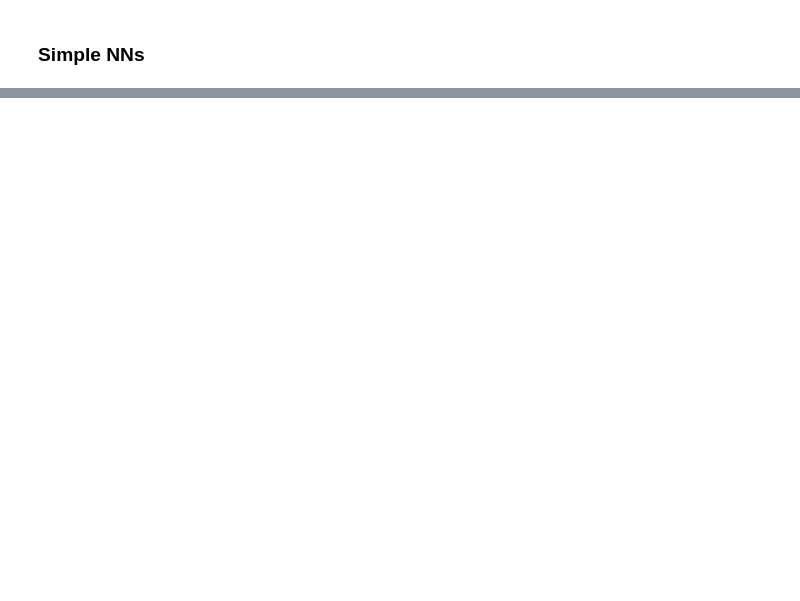
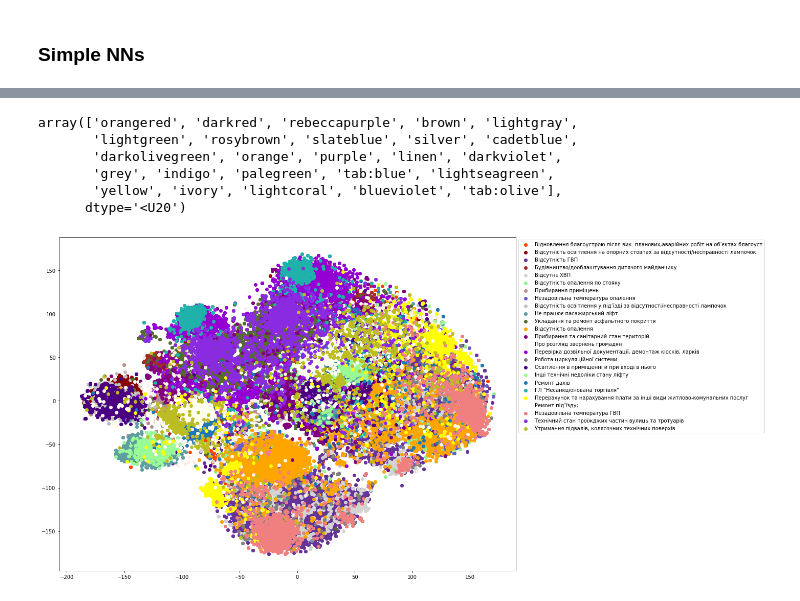
Before and after one commit to vseloved/prj-nlp-2020, a Jupyter notebook: students/DimaSakovich/10-vectors/notebook.ipynb, the cells around one changed output, grey strips where cells are left out. Cells and saved outputs as stored; diff of their text form; code cells hidden in the pictures; blank space fills up the shorter version.

Commit message:
updated tsne

```diff
--- a/students/DimaSakovich/10-vectors/notebook.ipynb
+++ b/students/DimaSakovich/10-vectors/notebook.ipynb
@@ -671,0 +816,8 @@ print(classification_report(pred, y_test))
+# %%
+x_tsne, y_tsne = [], []
+
+for vec_, label_ in zip(x_vec, target.values):
+    if label_ in top_classes:
+        x_tsne.append(vec_)
+        y_tsne.append(label_)
+len(x_tsne)
@@ -671,0 +826,14 @@ print(classification_report(pred, y_test))
+# %%
+tsne_model = TSNE(n_components=2,
+                  perplexity=40,
+                  n_iter=5000,
+                  random_state=RANDOM_SEED,
+                  metric='cosine',
+                  learning_rate=200)
+# %%
+%%time
+
+threshold = 5000
+
+X_2d = tsne_model.fit_transform(x_tsne[:])
+y = np.array(y_tsne[:])
@@ -671,0 +843,22 @@ print(classification_report(pred, y_test))
+# %%
+matplot_colors = list(mcolors.BASE_COLORS.keys()) + \
+                 list(mcolors.TABLEAU_COLORS.keys()) + \
+                 list(mcolors.CSS4_COLORS.keys())
+random_colors = np.random.choice(matplot_colors, len(top_classes), replace=False)
+random_colors
+# %% [output]
+array(['orangered', 'darkred', 'rebeccapurple', 'brown', 'lightgray',
+       'lightgreen', 'rosybrown', 'slateblue', 'silver', 'cadetblue',
+       'darkolivegreen', 'orange', 'purple', 'linen', 'darkviolet',
+       'grey', 'indigo', 'palegreen', 'tab:blue', 'lightseagreen',
+       'yellow', 'ivory', 'lightcoral', 'blueviolet', 'tab:olive'],
+      dtype='<U20')
+# %%
+plt.figure(figsize=(16, 12))
+
+for color, label in zip(random_colors, top_classes):
+    plt.scatter(X_2d[y == label, 0], X_2d[y == label, 1], label=label, c=color)
+plt.legend(loc='upper right', bbox_to_anchor=(1.55, 1.))
+plt.show()
+# %% [output]
+[figure, added]
```
Also changed, not shown: parts of 49 cells of this notebook.
